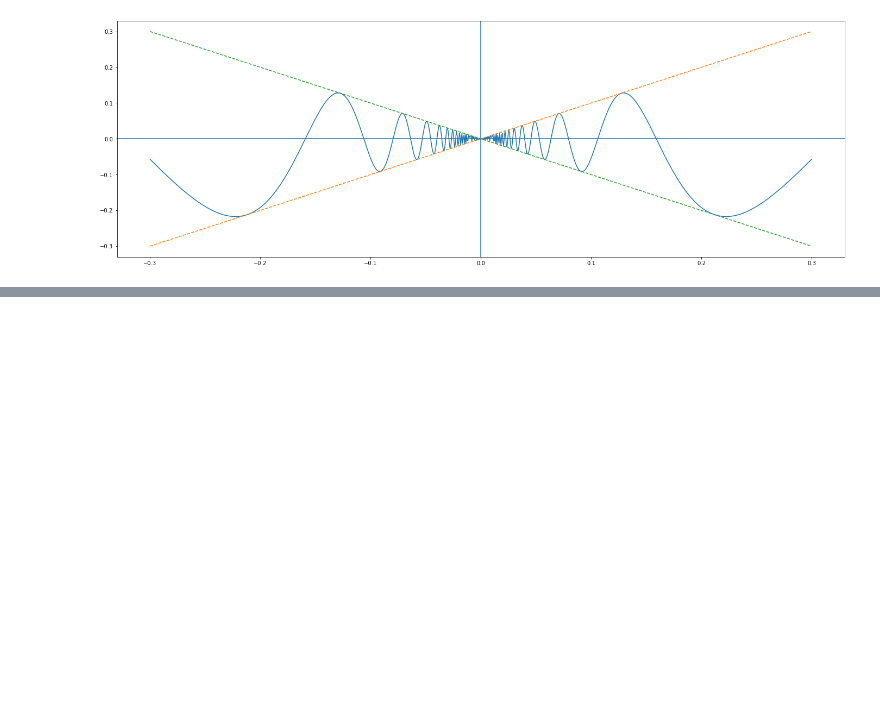
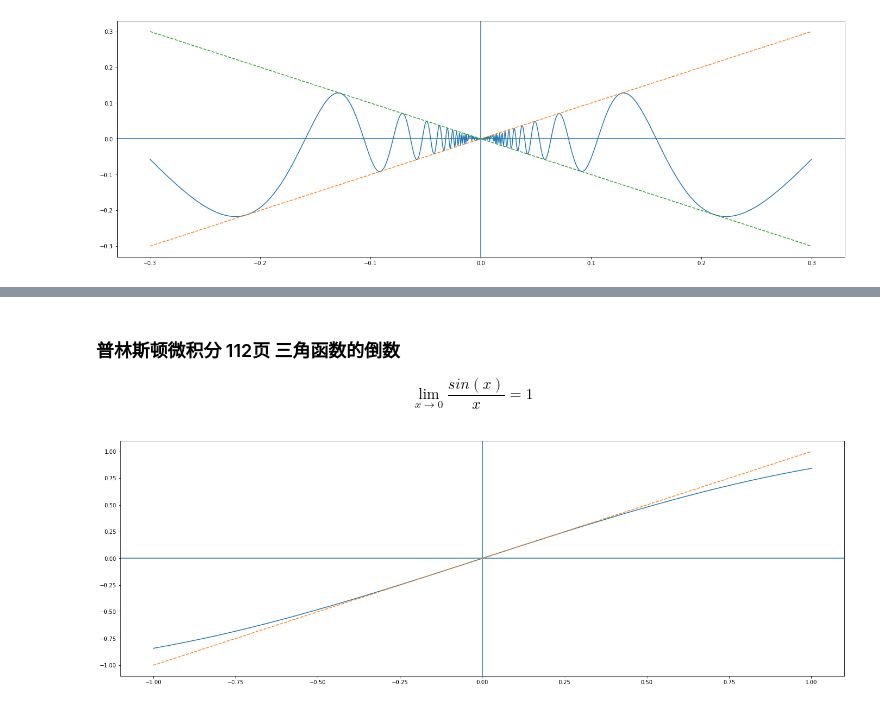
Before and after one commit to davidfang/tensorflow-study-notes, a Jupyter notebook: Matplotlib/Matplotlib入门.ipynb, the cells around one changed output, grey strips where cells are left out. Saved outputs shown, nothing was run; the diff lists cells and outputs as text; code cells hidden in the pictures; blank space fills up the shorter version.

```diff
--- a/Matplotlib/Matplotlib入门.ipynb
+++ b/Matplotlib/Matplotlib入门.ipynb
@@ -114,0 +138,25 @@ plt.show()
+# %% [markdown]
+### 普林斯顿微积分  112页 三角函数的倒数
+
+$$ \lim_{x \to 0} \frac{sin(x)}{x} = 1 $$
+# %%
+# 普林斯顿微积分  112页 三角函数的倒数
+fig = plt.figure(figsize=(24,8))
+ax = plt.axes()
+
+x = np.linspace(-1,1,100)
+# ax.plot(x,np.sin(x))
+
+
+# x = np.arange(-1,1,0.001)
+y = np.sin(x)
+# fig,ax = plt.subplots()
+
+ax.axvline(0)
+ax.axhline(0)
+ax.plot(x,y)
+ax.plot(x,x,'--')
+# ax.plot(x,-x,'--')
+plt.show()
+# %% [output]
+[figure, added]
```
Also changed, not shown: parts of 2 cells of this notebook, 2 other files.
